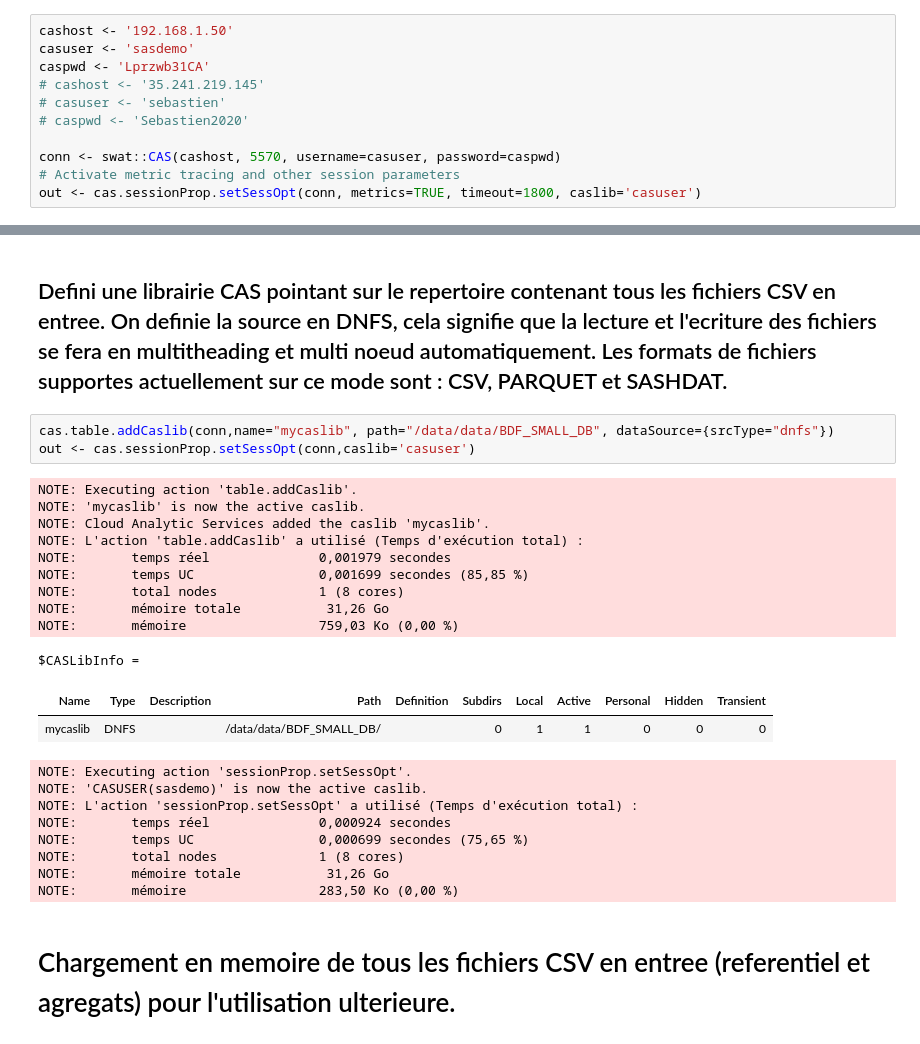
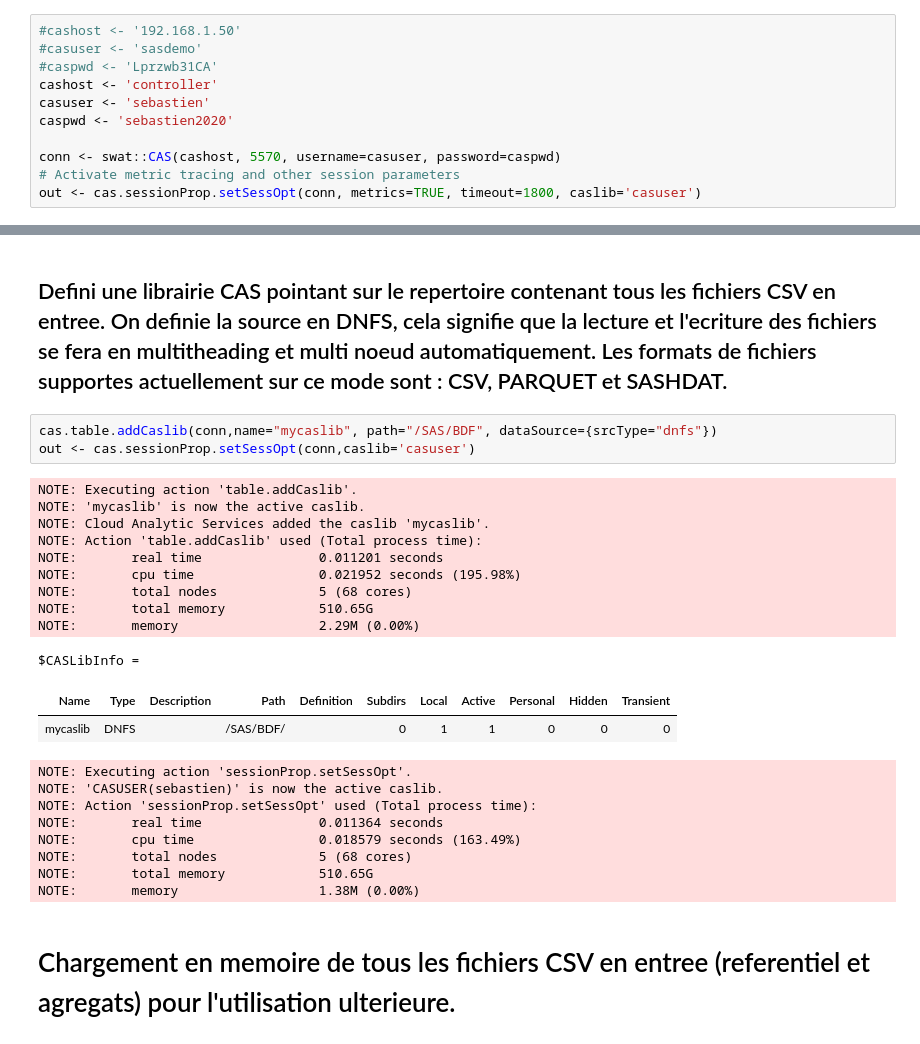
Before and after one commit to frasep/POC_001, a Jupyter notebook: UseCase1_R.ipynb, the cells around one changed output, grey strips where cells are left out. Drawn from its saved outputs; the diff is of its cells as text.

```diff
--- a/UseCase1_R.ipynb
+++ b/UseCase1_R.ipynb
@@ -30,12 +48,12 @@ source("UtilsRCAS.R")
 # %% [markdown]
 # Connection a l'environnement SAS Viya
 # %%
-cashost <- '192.168.1.50'
-casuser <- 'sasdemo'
-caspwd <- 'Lprzwb31CA'
-# cashost <- '35.241.219.145'
-# casuser <- 'sebastien'
-# caspwd <- 'Sebastien2020'
+#cashost <- '192.168.1.50'
+#casuser <- 'sasdemo'
+#caspwd <- 'Lprzwb31CA'
+cashost <- 'controller'
+casuser <- 'sebastien'
+caspwd <- 'sebastien2020'
 
 conn <- swat::CAS(cashost, 5570, username=casuser, password=caspwd)
 # Activate metric tracing and other session parameters
@@ -111,29 +133,29 @@ $nodestatus
 # %% [markdown]
 ## Defini une librairie CAS pointant sur le repertoire contenant tous les fichiers CSV en entree. On definie la source en DNFS, cela signifie que la lecture et l'ecriture des fichiers se fera en multitheading et multi noeud automatiquement. Les formats de fichiers supportes actuellement sur ce mode sont : CSV, PARQUET et SASHDAT.
 # %%
-cas.table.addCaslib(conn,name="mycaslib", path="/data/data/BDF_SMALL_DB", dataSource={srcType="dnfs"})
+cas.table.addCaslib(conn,name="mycaslib", path="/SAS/BDF", dataSource={srcType="dnfs"})
 out <- cas.sessionProp.setSessOpt(conn,caslib='casuser')
 # %% [output]
 NOTE: Executing action 'table.addCaslib'.
 NOTE: 'mycaslib' is now the active caslib.
 NOTE: Cloud Analytic Services added the caslib 'mycaslib'.
-NOTE: L'action 'table.addCaslib' a utilisé (Temps d'exécution total) :
-NOTE:       temps réel              0,001979 secondes
-NOTE:       temps UC                0,001699 secondes (85,85 %)
-NOTE:       total nodes             1 (8 cores)
-NOTE:       mémoire totale           31,26 Go
-NOTE:       mémoire                 759,03 Ko (0,00 %)
+NOTE: Action 'table.addCaslib' used (Total process time):
+NOTE:       real time               0.011201 seconds
+NOTE:       cpu time                0.021952 seconds (195.98%)
+NOTE:       total nodes             5 (68 cores)
+NOTE:       total memory            510.65G
+NOTE:       memory                  2.29M (0.00%)
 $CASLibInfo =
 | Name | Type | Description | Path | Definition | Subdirs | Local | Active | Personal | Hidden | Transient |
-| mycaslib | DNFS |  | /data/data/BDF_SMALL_DB/ |  | 0 | 1 | 1 | 0 | 0 | 0 |
+| mycaslib | DNFS |  | /SAS/BDF/ |  | 0 | 1 | 1 | 0 | 0 | 0 |
 NOTE: Executing action 'sessionProp.setSessOpt'.
-NOTE: 'CASUSER(sasdemo)' is now the active caslib.
-NOTE: L'action 'sessionProp.setSessOpt' a utilisé (Temps d'exécution total) :
-NOTE:       temps réel              0,000924 secondes
-NOTE:       temps UC                0,000699 secondes (75,65 %)
-NOTE:       total nodes             1 (8 cores)
-NOTE:       mémoire totale           31,26 Go
-NOTE:       mémoire                 283,50 Ko (0,00 %)
+NOTE: 'CASUSER(sebastien)' is now the active caslib.
+NOTE: Action 'sessionProp.setSessOpt' used (Total process time):
+NOTE:       real time               0.011364 seconds
+NOTE:       cpu time                0.018579 seconds (163.49%)
+NOTE:       total nodes             5 (68 cores)
+NOTE:       total memory            510.65G
+NOTE:       memory                  1.38M (0.00%)
 # %% [markdown]
 # Chargement en memoire de tous les fichiers CSV en entree (referentiel et agregats) pour l'utilisation ulterieure.
 # %%
```
Also changed, not shown: parts of 20 cells of this notebook, 1 other file.
